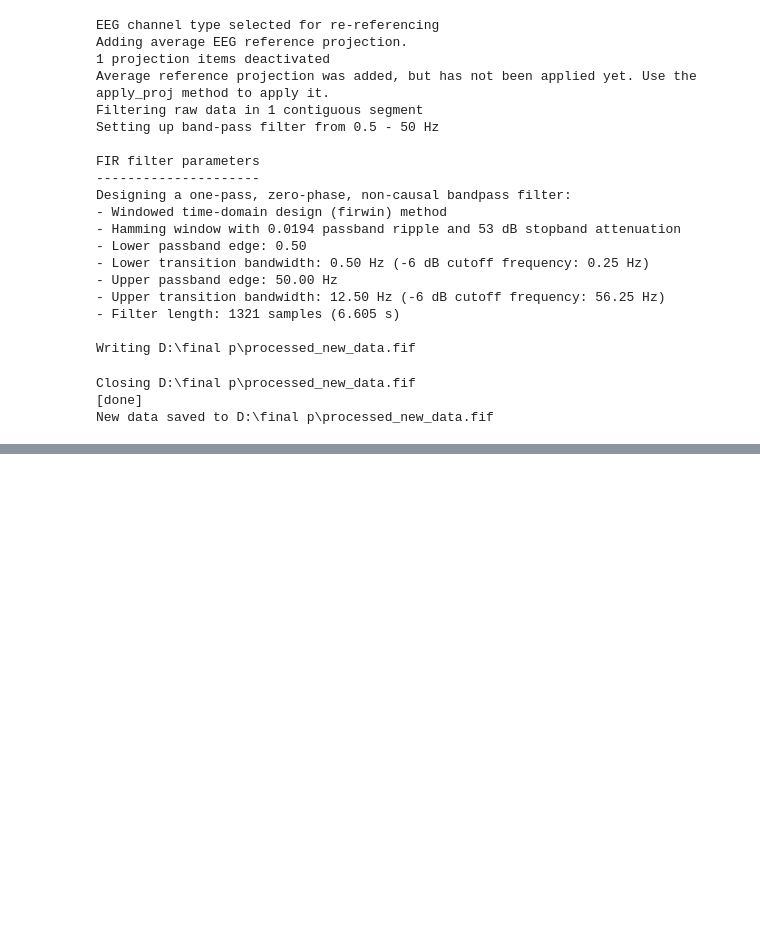
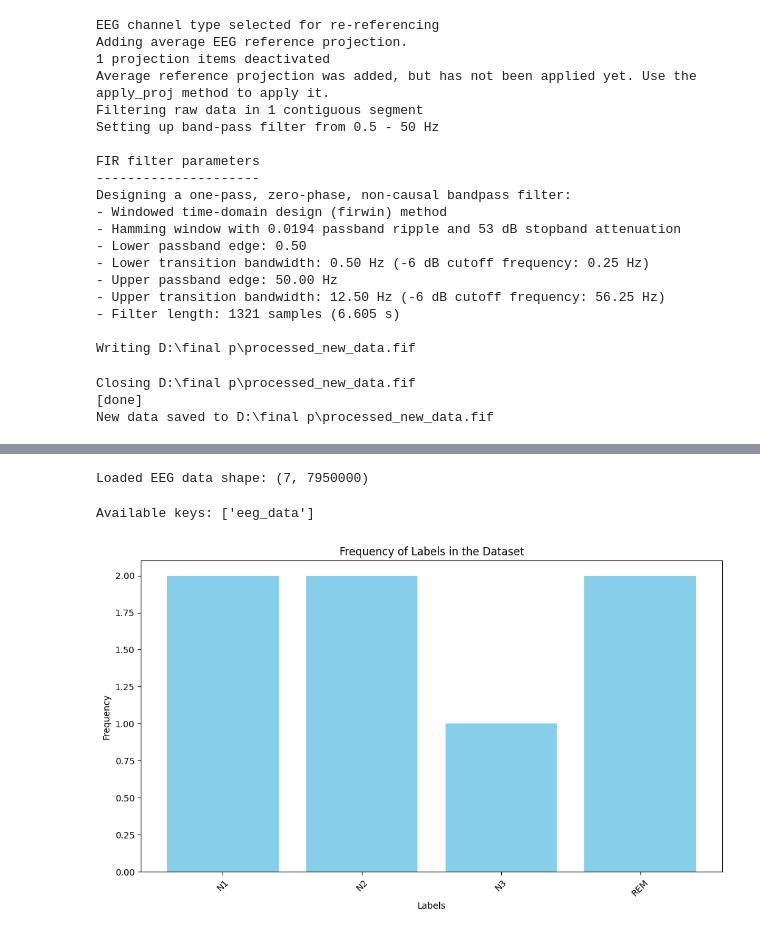
Before and after one commit to devilsatyam/Sleep-Stage-Classification, a Jupyter notebook: final_project.ipynb, the cells around one changed output, grey strips where cells are left out. Saved outputs shown, nothing was run; the diff lists cells and outputs as text; code cells hidden in the pictures; blank space fills up the shorter version.

```diff
--- a/final_project.ipynb
+++ b/final_project.ipynb
@@ -551,0 +592,70 @@ New data saved to D:\final p\processed_new_data.fif
+# %%
+import numpy as np
+
+def load_npz_data(file_path):
+    """Load EEG data from a NPZ file."""
+
+    # Load the NPZ file
+    data = np.load(file_path)
+
+    # Extract the EEG data
+    eeg_data = data['eeg_data']
+
+    return eeg_data
+
+# Example usage
+file_path = 'D:/final p/SC4001E0-PSG_sampled_data.npz'
+eeg_data = load_npz_data(file_path)
+
+# Display the shape of the loaded data
+print(f"Loaded EEG data shape: {eeg_data.shape}")
+# %% [output]
+Loaded EEG data shape: (7, 7950000)
+# %%
+import numpy as np
+import matplotlib.pyplot as plt
+
+def load_npz_data(file_path):
+    """Load EEG data from a NPZ file and inspect the keys."""
+    with np.load(file_path) as data:
+        print("Available keys:", list(data.keys()))
+        eeg_data = data.get('eeg_data', None)
+        if eeg_data is None:
+            raise ValueError("The NPZ file does not contain 'eeg_data' key.")
+        return eeg_data
+
+def plot_label_frequency(labels):
+    """Plot a bar graph of label frequencies."""
+    if labels is None:
+        raise ValueError("Labels are not available in the NPZ file.")
+
+    unique, counts = np.unique(labels, return_counts=True)
+    label_freq = dict(zip(unique, counts))
+
+    plt.figure(figsize=(10, 6))
+    plt.bar(label_freq.keys(), label_freq.values(), color='skyblue')
+    plt.xlabel('Labels')
+    plt.ylabel('Frequency')
+    plt.title('Frequency of Labels in the Dataset')
+    plt.xticks(rotation=45)
+    plt.tight_layout()
+    plt.show()
+
+# Example usage
+file_path = 'D:/final p/SC4001E0-PSG_sampled_data.npz'
+eeg_data = load_npz_data(file_path)
+
+# If you have labels stored elsewhere or need to generate them, load or create them here.
+# For demonstration, let's assume labels are created or loaded from another source
+# This should be replaced with actual label data if available.
+# For example:
+# labels = np.array([...])  # Replace with your actual labels
+
+# Example placeholder labels
+labels = np.random.choice(['W', 'N1', 'N2', 'N3', 'REM'], size=eeg_data.shape[0])
+
+# Plot label frequencies
+plot_label_frequency(labels)
+# %% [output]
+Available keys: ['eeg_data']
+[figure, added]
```
Also changed, not shown: parts of 6 cells of this notebook.
